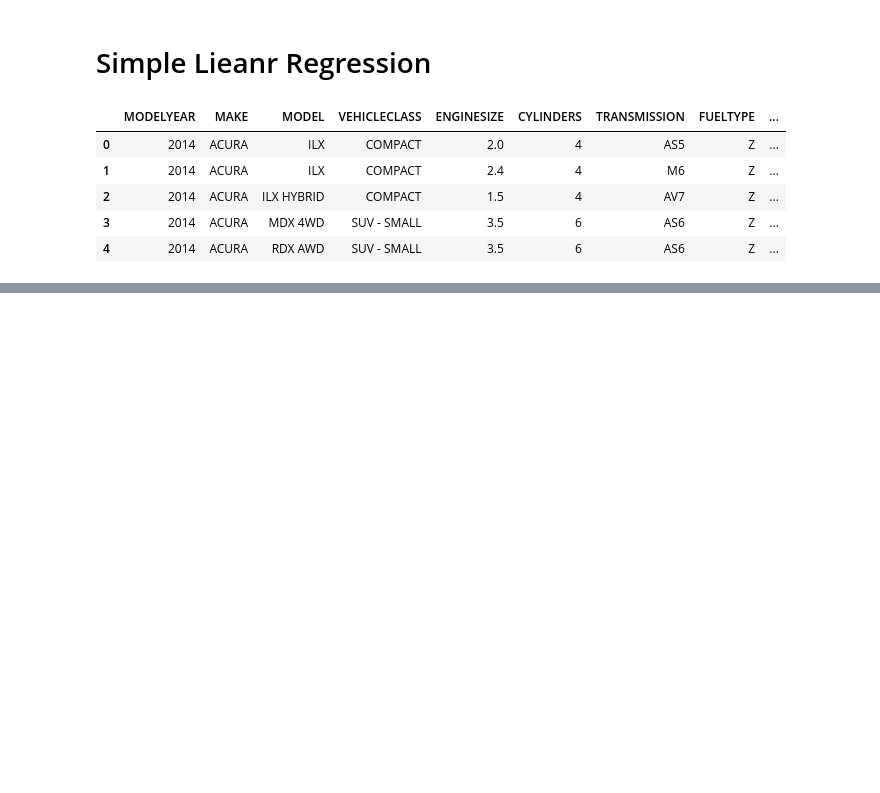
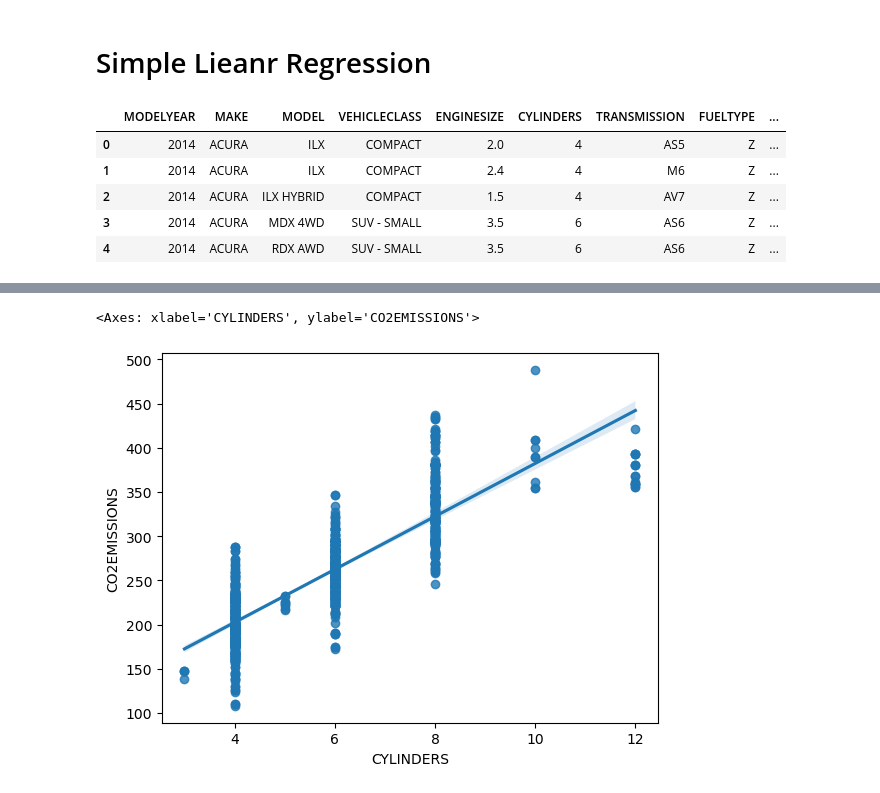
Before and after one commit to Immortal-Pi/IBMdatascience, a Jupyter notebook: ML/mlbasics.ipynb, the cells around one changed output, grey strips where cells are left out. Cells and saved outputs as stored; diff of their text form; code cells hidden in the pictures; blank space fills up the shorter version.

```diff
--- a/ML/mlbasics.ipynb
+++ b/ML/mlbasics.ipynb
@@ -30,0 +61,5 @@ dfc=df[['MODELYEAR','ENGINESIZE','CYLINDERS','FUELCONSUMPTION_COMB']]
+# %%
+sns.regplot(dfc,x='CYLINDERS',y='CO2EMISSIONS')
+# %% [output]
+<Axes: xlabel='CYLINDERS', ylabel='CO2EMISSIONS'>
+[figure, added]
```
Also changed, not shown: parts of 20 cells of this notebook.
